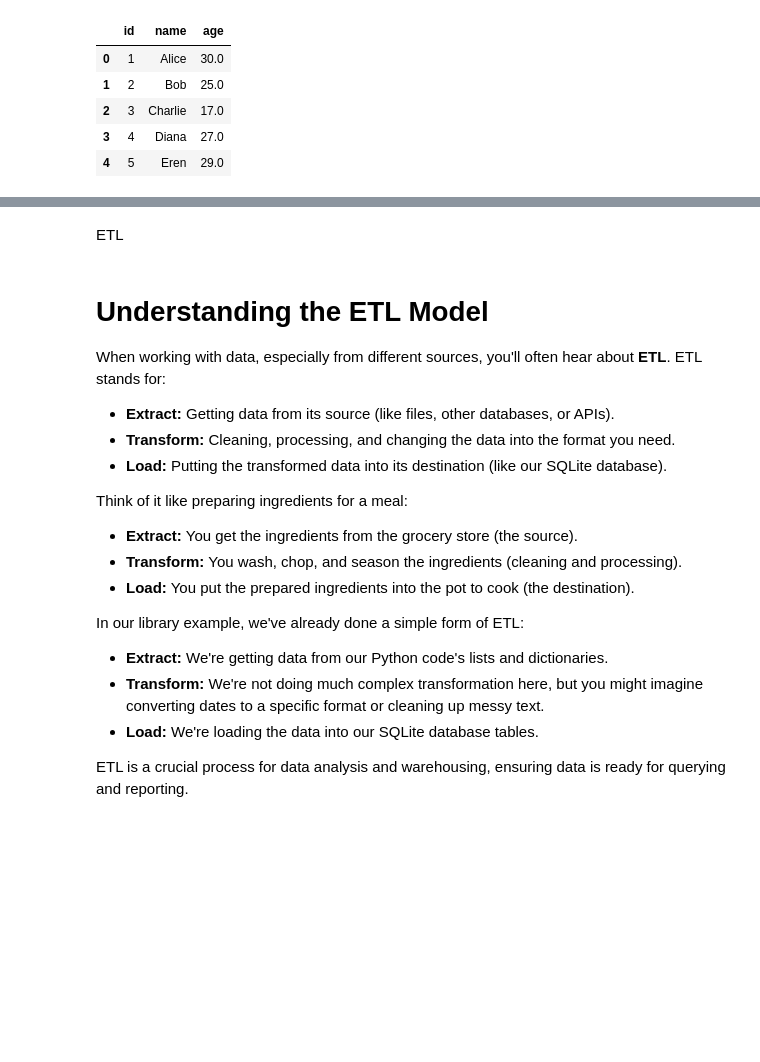
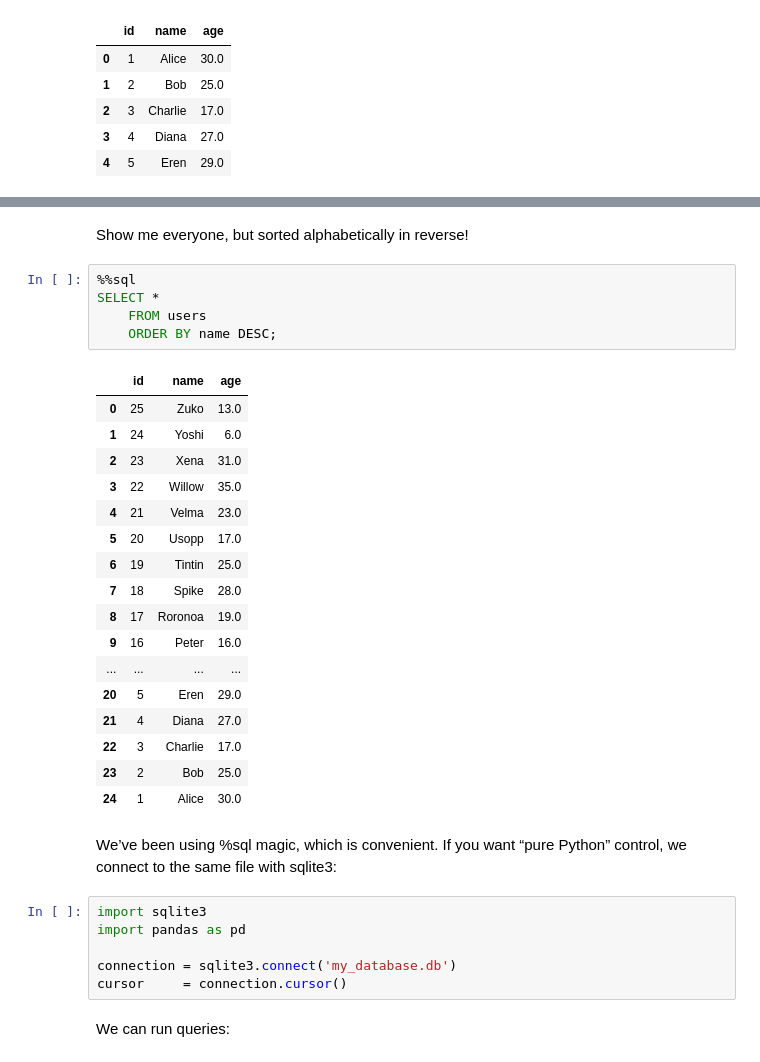
Before and after one commit to JulTob/SQL, a Jupyter notebook: SQL.ipynb, the cells around one changed output, grey strips where cells are left out. Cells and saved outputs as stored; diff of their text form; blank space fills up the shorter version.

```diff
--- a/SQL.ipynb
+++ b/SQL.ipynb
@@ -559,24 +187,35 @@ conn.close()
-# %% [markdown]
-ETL
-# %% [markdown]
-# Understanding the ETL Model
-
-When working with data, especially from different sources, you'll often hear about **ETL**. ETL stands for:
-
-*   **Extract:** Getting data from its source (like files, other databases, or APIs).
-*   **Transform:** Cleaning, processing, and changing the data into the format you need.
-*   **Load:** Putting the transformed data into its destination (like our SQLite database).
-
-Think of it like preparing ingredients for a meal:
-
-*   **Extract:** You get the ingredients from the grocery store (the source).
-*   **Transform:** You wash, chop, and season the ingredients (cleaning and processing).
-*   **Load:** You put the prepared ingredients into the pot to cook (the destination).
-
-In our library example, we've already done a simple form of ETL:
-
-*   **Extract:** We're getting data from our Python code's lists and dictionaries.
-*   **Transform:** We're not doing much complex transformation here, but you might imagine converting dates to a specific format or cleaning up messy text.
-*   **Load:** We're loading the data into our SQLite database tables.
-
-ETL is a crucial process for data analysis and warehousing, ensuring data is ready for querying and reporting.
+# %% [markdown]
+Show me everyone, but sorted alphabetically in reverse!
+# %%
+%%sql
+SELECT *
+    FROM users
+    ORDER BY name DESC;
+# %% [output]
+|  | id | name | age |
+| 0 | 25 | Zuko | 13.0 |
+| 1 | 24 | Yoshi | 6.0 |
+| 2 | 23 | Xena | 31.0 |
+| 3 | 22 | Willow | 35.0 |
+| 4 | 21 | Velma | 23.0 |
+| 5 | 20 | Usopp | 17.0 |
+| 6 | 19 | Tintin | 25.0 |
+| 7 | 18 | Spike | 28.0 |
+| 8 | 17 | Roronoa | 19.0 |
+| 9 | 16 | Peter | 16.0 |
+| ... | ... | ... | ... |
+| 20 | 5 | Eren | 29.0 |
+| 21 | 4 | Diana | 27.0 |
+| 22 | 3 | Charlie | 17.0 |
+| 23 | 2 | Bob | 25.0 |
+| 24 | 1 | Alice | 30.0 |
+# %% [markdown]
+We’ve been using %sql magic, which is convenient. If you want “pure Python” control, we connect to the same file with sqlite3:
+# %%
+import sqlite3
+import pandas as pd
+
+connection = sqlite3.connect('my_database.db')
+cursor     = connection.cursor()
+# %% [markdown]
+We can run queries:
```
Also changed, not shown: parts of 80 cells of this notebook.
